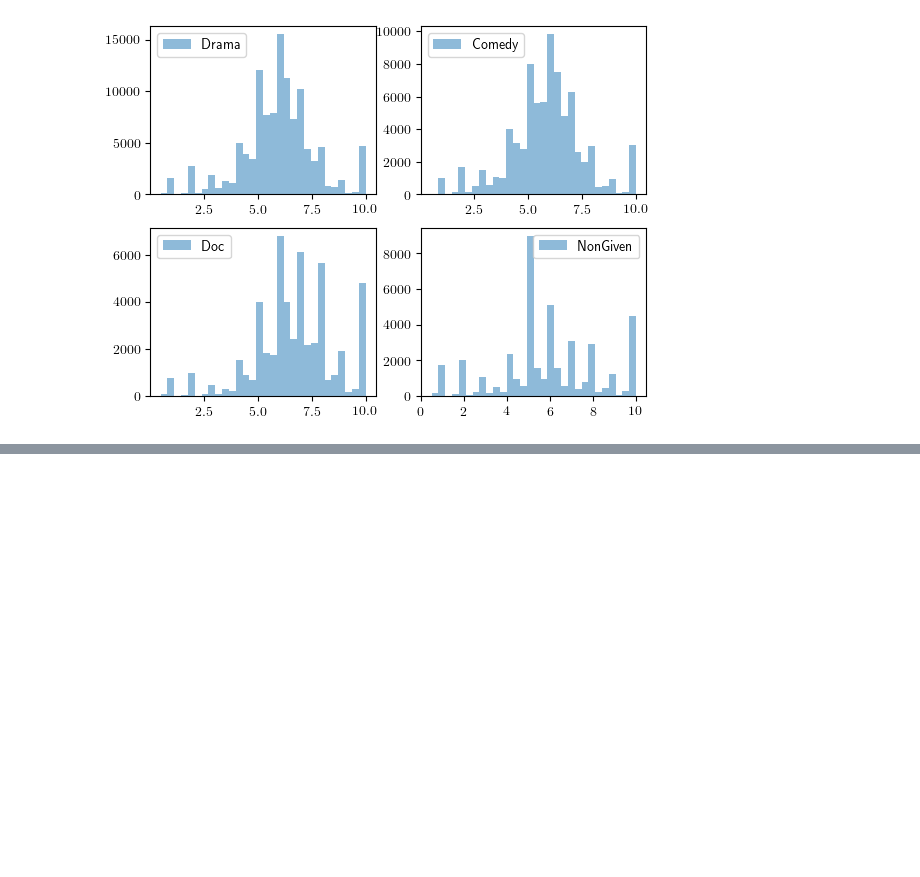
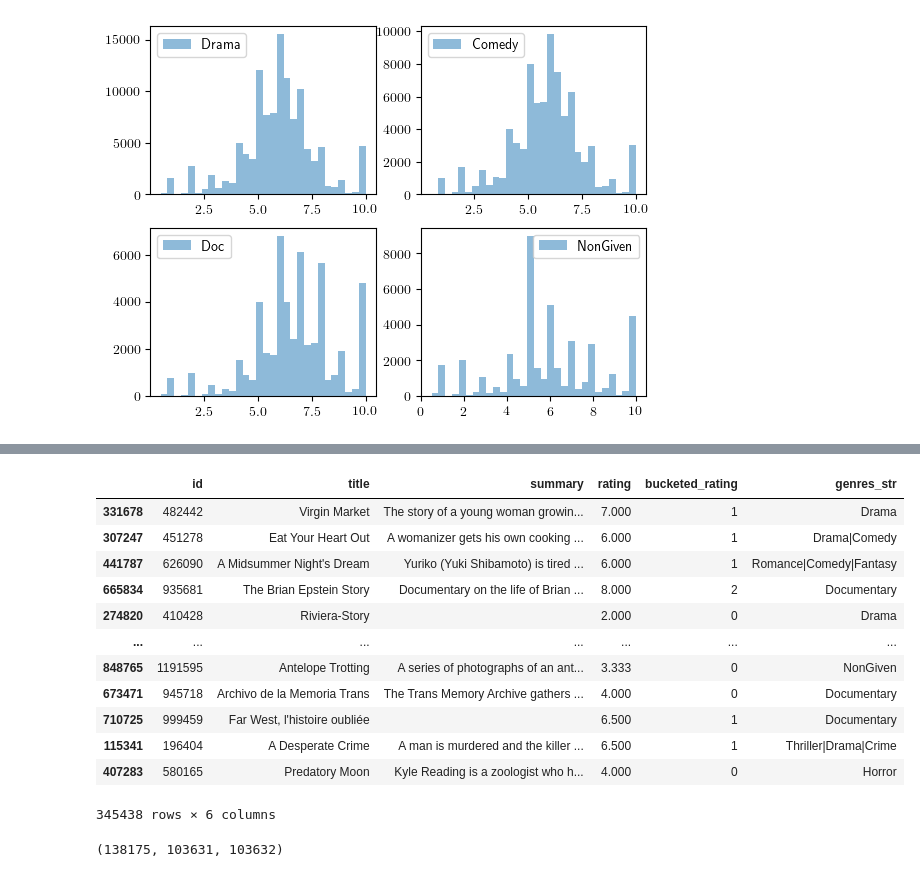
Before and after one commit to sariaslaso/movies_and_LLMs, a Jupyter notebook: predict_ratings/data_processing.ipynb, the cells around one changed output, grey strips where cells are left out. Saved outputs shown, nothing was run; the diff lists cells and outputs as text; code cells hidden in the pictures; blank space fills up the shorter version.

Commit message:
shuffle and split into train, validation and test sets

```diff
--- a/predict_ratings/data_processing.ipynb
+++ b/predict_ratings/data_processing.ipynb
@@ -267,0 +278,19 @@ movies_df
+# %%
+# shuffle the data by selecting a random sample of the dataset
+
+movies_df = movies_df.sample(frac = 1, replace = False, random_state = 1234)
+movies_df
+# %% [output]
+|  | id | title | summary | rating | bucketed_rating | genres_str |
+| 331678 | 482442 | Virgin Market | The story of a young woman growin... | 7.000 | 1 | Drama |
+| 307247 | 451278 | Eat Your Heart Out | A womanizer gets his own cooking ... | 6.000 | 1 | Drama|Comedy |
+| 441787 | 626090 | A Midsummer Night's Dream | Yuriko (Yuki Shibamoto) is tired ... | 6.000 | 1 | Romance|Comedy|Fantasy |
+| 665834 | 935681 | The Brian Epstein Story | Documentary on the life of Brian ... | 8.000 | 2 | Documentary |
+| 274820 | 410428 | Riviera-Story |  | 2.000 | 0 | Drama |
+| ... | ... | ... | ... | ... | ... | ... |
+| 848765 | 1191595 | Antelope Trotting | A series of photographs of an ant... | 3.333 | 0 | NonGiven |
+| 673471 | 945718 | Archivo de la Memoria Trans | The Trans Memory Archive gathers ... | 4.000 | 0 | Documentary |
+| 710725 | 999459 | Far West, l'histoire oubliée |  | 6.500 | 1 | Documentary |
+| 115341 | 196404 | A Desperate Crime | A man is murdered and the killer ... | 6.500 | 1 | Thriller|Drama|Crime |
+| 407283 | 580165 | Predatory Moon | Kyle Reading is a zoologist who h... | 4.000 | 0 | Horror |
+345438 rows × 6 columns
@@ -267,0 +306,4 @@ movies_df
+# %%
+(X_train.shape[0], X_val.shape[0], X_test.shape[0])
+# %% [output]
+(138175, 103631, 103632)
```
Also changed, not shown: parts of 19 cells of this notebook.
